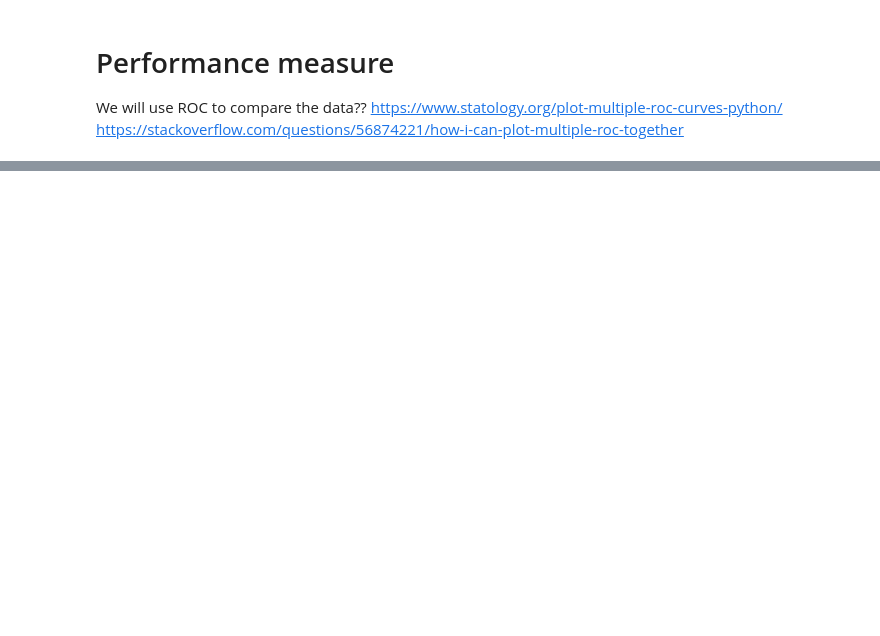
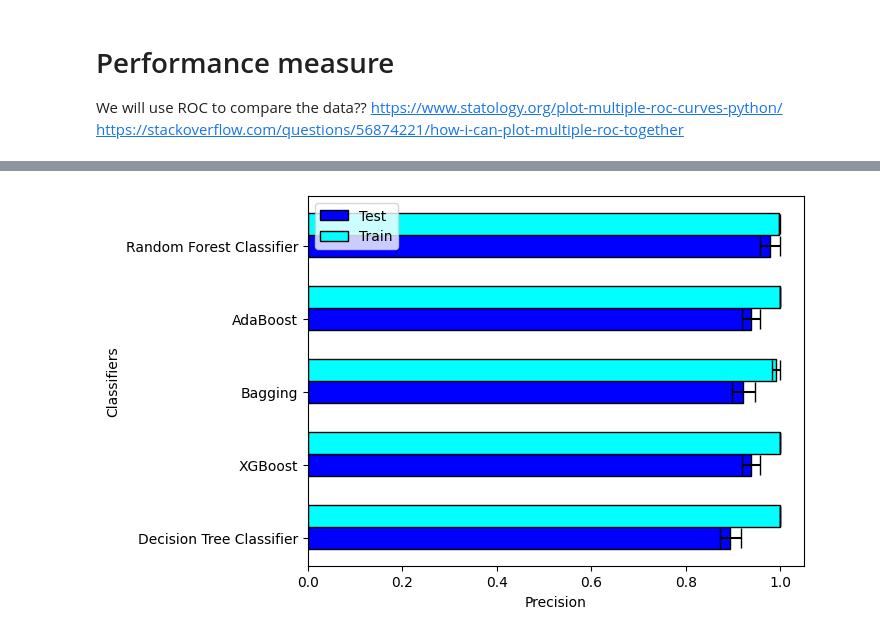
Before and after one commit to jeffcct/Tutorial-5, a Jupyter notebook: file.ipynb, the cells around one changed output, grey strips where cells are left out. Cells and saved outputs as stored; diff of their text form; code cells hidden in the pictures; blank space fills up the shorter version.

Commit message:
added tables for the different classifiers comparisons.

```diff
--- a/file.ipynb
+++ b/file.ipynb
@@ -117,0 +213,82 @@ https://stackoverflow.com/questions/56874221/how-i-can-plot-multiple-roc-togethe
+# %%
+def draw_table_w_conf_int(data, statistic):
+    bar_width = 0.3
+
+    classifiers = list(data["Test"].keys())
+    test_results = list(data["Test"].values())
+    train_results = list(data["Train"].values())
+    test_exp = []
+    test_err = []
+    for test_result in test_results:
+        test_exp.append(test_result[0] + (test_result[1] - test_result[0]) / 2)
+        test_err.append(abs(test_result[1] - test_result[0]) / 2)
+
+    train_exp = []
+    train_err = []
+    for train_result in train_results:
+        train_exp.append(train_result[0] + (train_result[1] - train_result[0]) / 2)
+        train_err.append(abs(train_result[1] - train_result[0]) / 2)
+
+    r1 = np.arange(len(test_exp))
+    r2 = [x + bar_width for x in r1]
+
+    plt.barh(r1, test_exp, height = bar_width, color = 'blue', edgecolor = 'black', xerr=test_err, capsize=7, label="Test")
+
+    plt.barh(r2, train_exp, height = bar_width, color = 'cyan', edgecolor = 'black', xerr=train_err, capsize=7, label='Train')
+
+    plt.yticks([r for r in range(len(test_exp))], classifiers)
+
+    plt.xlabel(f"{statistic}")
+    plt.ylabel('Classifiers')
+
+    plt.legend()
+    plt.show()
+
+
+def draw_table(data, statistic):
+    bar_width = 0.3
+
+    classifiers = list(data["Test"].keys())
+    test_results = list(data["Test"].values())
+    train_results = list(data["Train"].values())
+
+
+    r1 = np.arange(len(classifiers))
+    r2 = [x + bar_width for x in r1]
+
+    plt.barh(r1, test_results, height = bar_width, color = 'blue', edgecolor = 'black', capsize=7, label="Test")
+
+    plt.barh(r2, train_results, height = bar_width, color = 'cyan', edgecolor = 'black', capsize=7, label='Train')
+
+    plt.yticks([r for r in range(len(classifiers))], classifiers)
+
+    plt.xlabel(f"{statistic}")
+    plt.ylabel('Classifiers')
+
+    plt.legend()
+    plt.show()
+
+    """
+    classifiers = list(data.keys())
+    results = list(data.values())
+    print(classifiers, results)
+
+    fig = plt.figure(figsize = (10, 5))
+
+    # creating the bar plot
+    plt.barh(classifiers, results, color ="navy")
+
+
+    plt.ylabel("Classifier")
+    plt.title(f"Comparing 1 - (The {statistic}) With Each Classifier For {datatype} Data")
+    plt.show()"""
+
+draw_table_w_conf_int(precisions, "Precision")
+
+draw_table_w_conf_int(recall, "Recall")
+
+draw_table_w_conf_int(f_score, "Accuracy")
+
+draw_table(accuracies, "Accuracy")
+# %% [output]
+[figure, added]
```
Also changed, not shown: parts of 10 cells of this notebook.
